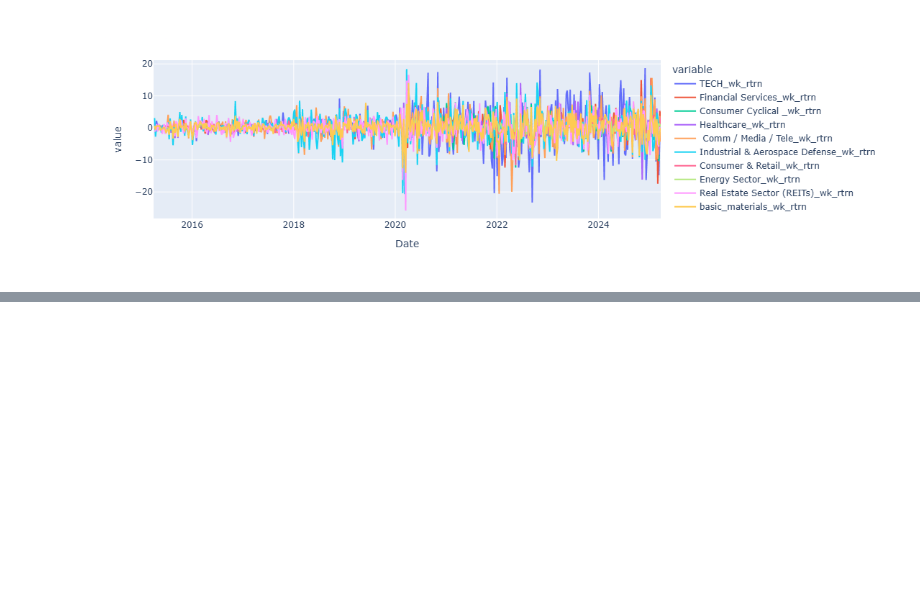
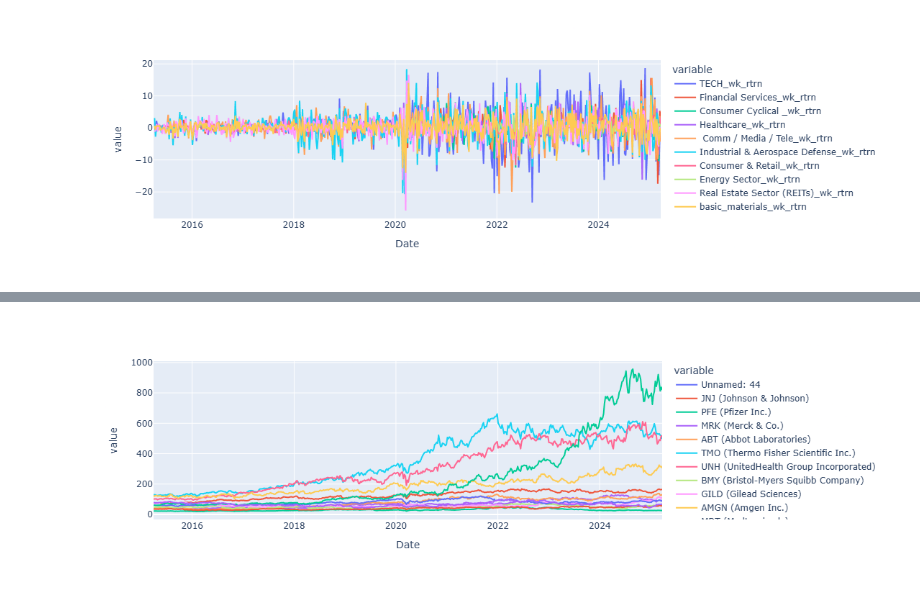
Before and after one commit to romacw1484/DataMining-PortfolioOptimization, a Jupyter notebook: Weekly_Averages_Per_Industry.ipynb, the cells around one changed output, grey strips where cells are left out. Drawn from its saved outputs; the diff is of its cells as text; code cells hidden in the pictures; blank space fills up the shorter version.

```diff
--- a/Weekly_Averages_Per_Industry.ipynb
+++ b/Weekly_Averages_Per_Industry.ipynb
@@ -111,0 +125,4 @@ fig.show()
+# %%
+plot_stocks_for_industry(df_averages, 'Healthcare')
+# %% [output]
+[figure, added]
```
Also changed, not shown: parts of 5 cells of this notebook.
